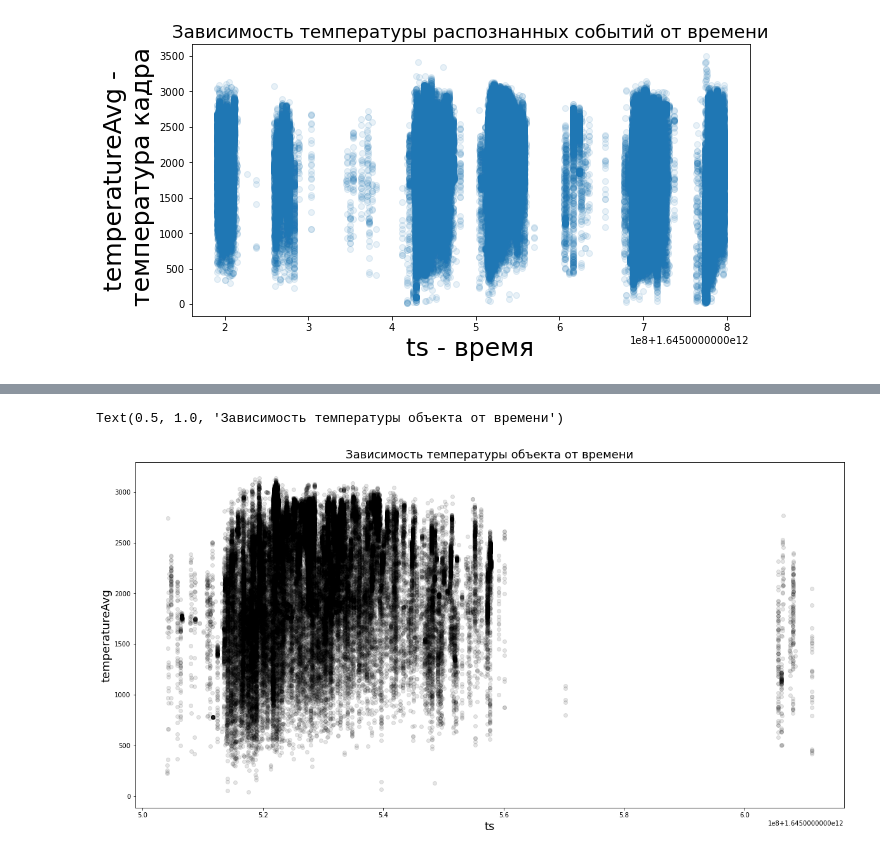
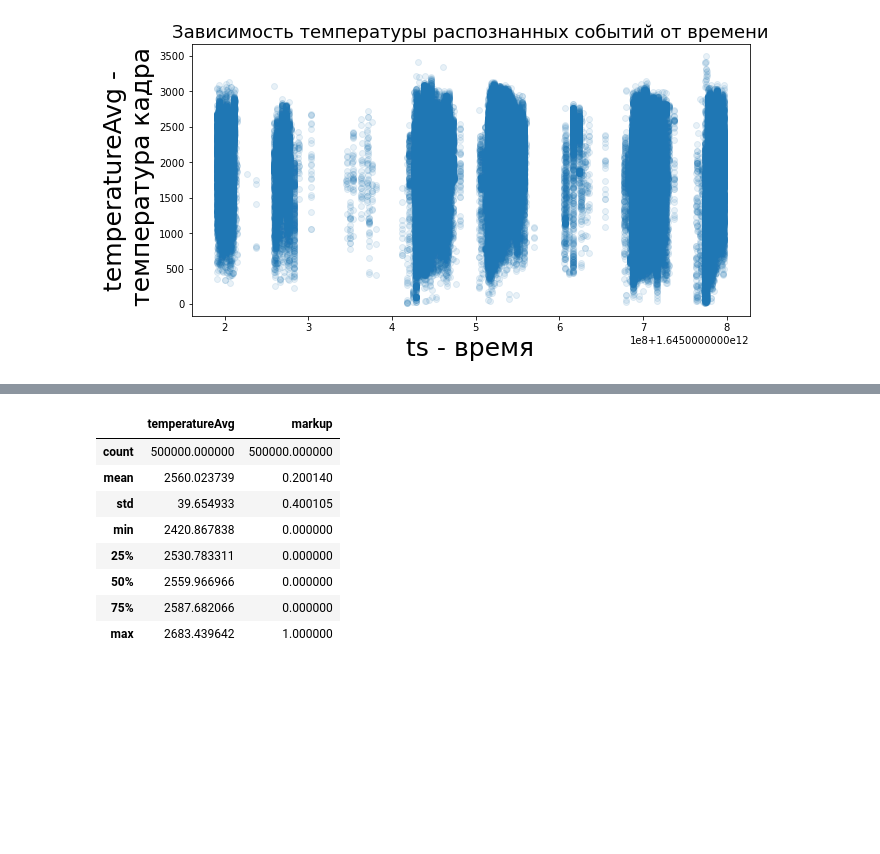
Before and after one commit to enotbeta/thermal-diplom, a Jupyter notebook: Main script.ipynb, the cells around one changed output, grey strips where cells are left out. Saved outputs shown, nothing was run; the diff lists cells and outputs as text; code cells hidden in the pictures; blank space fills up the shorter version.

```diff
--- a/Main script.ipynb
+++ b/Main script.ipynb
@@ -150,10 +82,27 @@ plt.grid()
-# %%
-fig = plt.figure(figsize=(20,10))
-plot = fig.add_subplot(111)
-plot.scatter(data_cluster['ts'],data_cluster['temperatureAvg'], color = 'black', alpha=0.1)
-plot.set_xlabel('ts', fontsize = 18)
-plot.set_ylabel('temperatureAvg', fontsize = 18)
-plot.set_title("Зависимость температуры объекта от времени",fontsize = 18)
-# %% [output]
-Text(0.5, 1.0, 'Зависимость температуры объекта от времени')
-[figure, removed]
+# %%
+t = np.arange(0,500000)
+def fum(x):
+    flag = np.random.random() > 0.8
+    if not flag:
+        temp = np.random.normal(2500 + 0.01*(x%10000),20)
+    else:
+        temp = 2500 + 0.01*(x%10000) + np.random.normal(50, 10)
+    return temp, flag * 1
+# %%
+vecfunc = np.vectorize(fum)
+# %%
+o = vecfunc(t)
+# %%
+export_df = pd.DataFrame({'temperatureAvg' : o[0], 'markup' : o[1]})
+# %%
+export_df.describe()
+# %% [output]
+|  | temperatureAvg | markup |
+| count | 500000.000000 | 500000.000000 |
+| mean | 2560.023739 | 0.200140 |
+| std | 39.654933 | 0.400105 |
+| min | 2420.867838 | 0.000000 |
+| 25% | 2530.783311 | 0.000000 |
+| 50% | 2559.966966 | 0.000000 |
+| 75% | 2587.682066 | 0.000000 |
+| max | 2683.439642 | 1.000000 |
```
Also changed, not shown: parts of 12 cells of this notebook, 8 other files.
